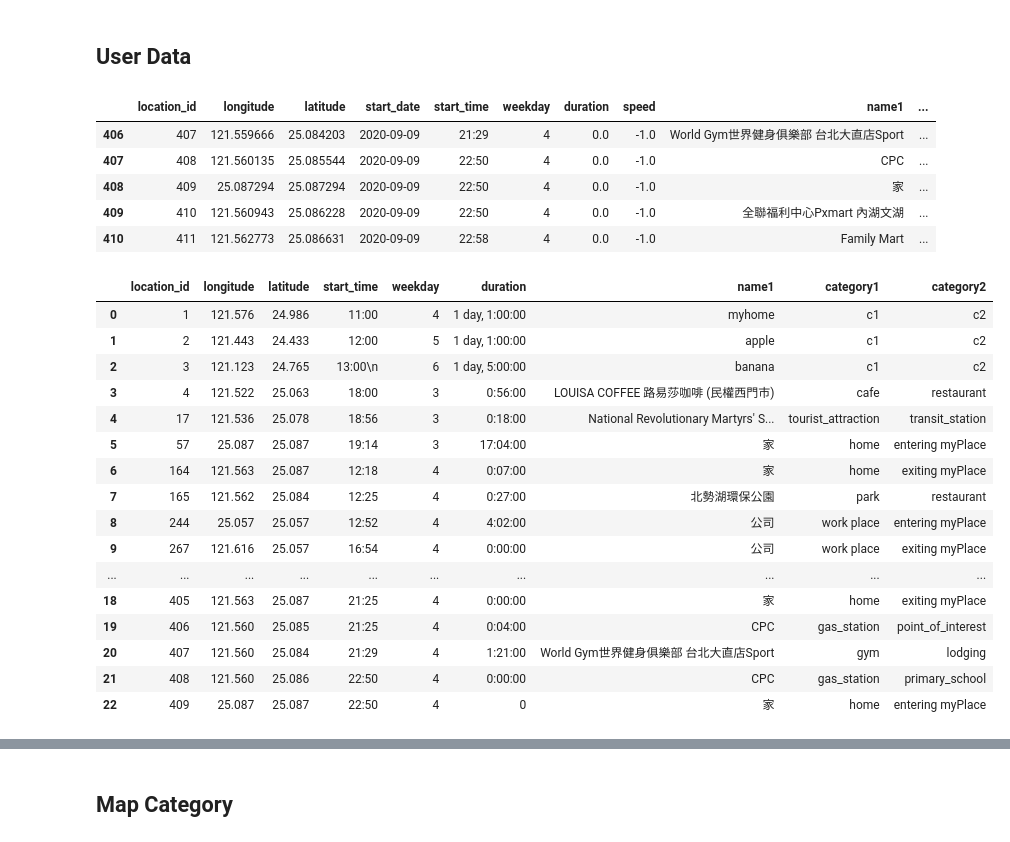
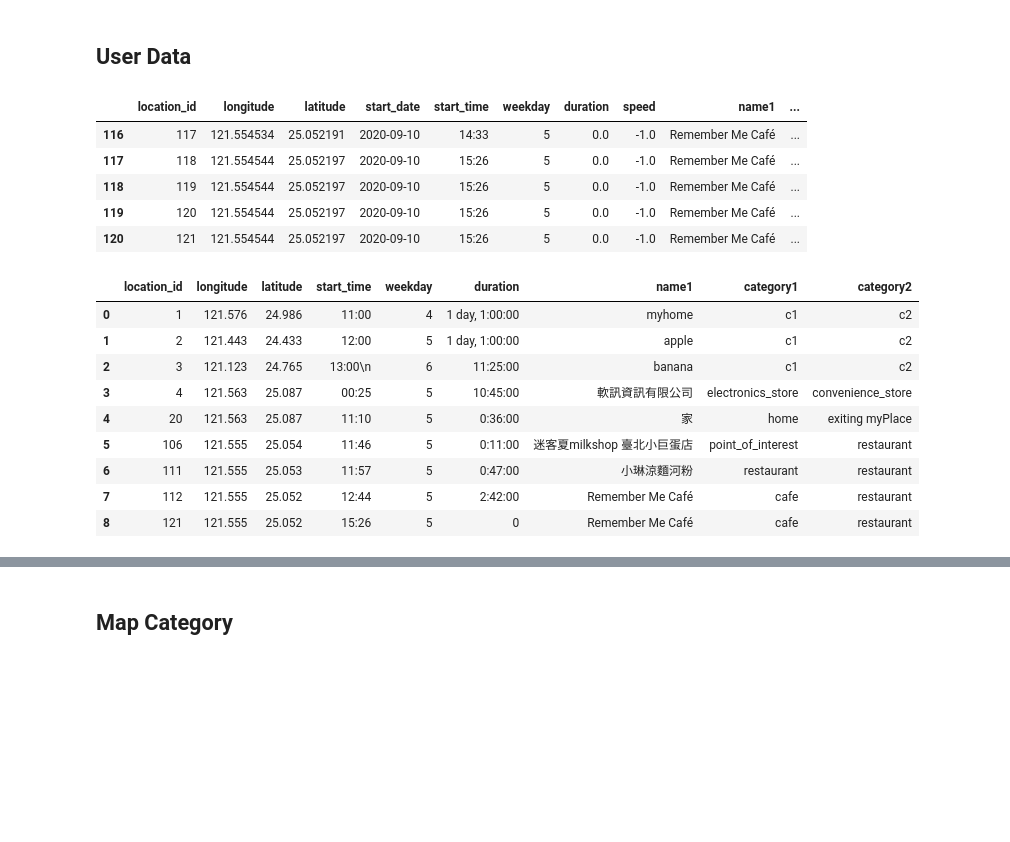
Before and after one commit to yuchieh0130/chchboss, a Jupyter notebook: CategoryPrediction_RandomForest.ipynb, the cells around one changed output, grey strips where cells are left out. Saved outputs shown, nothing was run; the diff lists cells and outputs as text; code cells hidden in the pictures; blank space fills up the shorter version.

```diff
--- a/CategoryPrediction_RandomForest.ipynb
+++ b/CategoryPrediction_RandomForest.ipynb
@@ -148,15 +148,15 @@ array([12,  1,  1, 10, 10, 10,  3, 10, 10,  1, 10, 11,  1,  1,  4, 10,  3,
 # %% [markdown]
 ## User Data
 # %%
-location = pd.read_csv("0909.csv")
+location = pd.read_csv("0910.csv")
 location.tail()
 # %% [output]
 |  | location_id | longitude | latitude | start_date | start_time | weekday | duration | speed | name1 | ... |
-| 406 | 407 | 121.559666 | 25.084203 | 2020-09-09 | 21:29 | 4 | 0.0 | -1.0 | World Gym世界健身俱樂部 台北大直店Sport | ... |
-| 407 | 408 | 121.560135 | 25.085544 | 2020-09-09 | 22:50 | 4 | 0.0 | -1.0 | CPC | ... |
-| 408 | 409 | 25.087294 | 25.087294 | 2020-09-09 | 22:50 | 4 | 0.0 | -1.0 | 家 | ... |
-| 409 | 410 | 121.560943 | 25.086228 | 2020-09-09 | 22:50 | 4 | 0.0 | -1.0 | 全聯福利中心Pxmart 內湖文湖 | ... |
-| 410 | 411 | 121.562773 | 25.086631 | 2020-09-09 | 22:58 | 4 | 0.0 | -1.0 | Family Mart | ... |
+| 116 | 117 | 121.554534 | 25.052191 | 2020-09-10 | 14:33 | 5 | 0.0 | -1.0 | Remember Me Café | ... |
+| 117 | 118 | 121.554544 | 25.052197 | 2020-09-10 | 15:26 | 5 | 0.0 | -1.0 | Remember Me Café | ... |
+| 118 | 119 | 121.554544 | 25.052197 | 2020-09-10 | 15:26 | 5 | 0.0 | -1.0 | Remember Me Café | ... |
+| 119 | 120 | 121.554544 | 25.052197 | 2020-09-10 | 15:26 | 5 | 0.0 | -1.0 | Remember Me Café | ... |
+| 120 | 121 | 121.554544 | 25.052197 | 2020-09-10 | 15:26 | 5 | 0.0 | -1.0 | Remember Me Café | ... |
 # %%
 stopLoc = location.drop(['category3','category4','category5'], 1)
 
@@ -241,44 +241,42 @@ stopLoc = stopLoc.reset_index(drop = True)
 # %%
 #delete duplicate
 duplicate = []
 for row in range(0,len(stopLoc)-1):
 
     if (stopLoc.iloc[row,14] == 'exiting myPlace') and (stopLoc.iloc[row+2,14] == 'entering myPlace'):
         if (stopLoc.iloc[row,8] == stopLoc.iloc[row+2,8]):
             duplicate.extend([row,row+1,row+2])
+
+    #kill duration <10
+    if pd.Timedelta(stopLoc.iloc[row,6]) < pd.Timedelta('00:10:00'):
+        if stopLoc.iloc[row,14] != 'entering myPlace' and stopLoc.iloc[row,14] != 'exiting myPlace':
+            duplicate.append(row)
 
 stopLoc = stopLoc.drop(duplicate)
 stopLoc = stopLoc.reset_index(drop = True)
 
 for row in range(0,len(stopLoc)-1):
     #calculate duration
     if stopLoc.iloc[row+1,3] == stopLoc.iloc[row,3]:
         stopLoc.iloc[row,6] = datetime.strptime(stopLoc.iloc[row+1,4], '%H:%M') - datetime.strptime(stopLoc.iloc[row,4], '%H:%M')
     else:
         a = dt.datetime(2000,1,2,int(stopLoc.iloc[row+1,4].split(':')[0]),int(stopLoc.iloc[row+1,4].split(':')[1]))
         b = dt.datetime(2000,1,1,int(stopLoc.iloc[row,4].split(':')[0]),int(stopLoc.iloc[row,4].split(':')[1]))
         stopLoc.iloc[row,6] = a - b
 
 stopLoc = stopLoc.drop(['start_date','name2','name3','name4','name5','speed'], 1)
 stopLoc
 # %% [output]
 |  | location_id | longitude | latitude | start_time | weekday | duration | name1 | category1 | category2 |
 | 0 | 1 | 121.576 | 24.986 | 11:00 | 4 | 1 day, 1:00:00 | myhome | c1 | c2 |
 | 1 | 2 | 121.443 | 24.433 | 12:00 | 5 | 1 day, 1:00:00 | apple | c1 | c2 |
-| 2 | 3 | 121.123 | 24.765 | 13:00\n | 6 | 1 day, 5:00:00 | banana | c1 | c2 |
-| 3 | 4 | 121.522 | 25.063 | 18:00 | 3 | 0:56:00 | LOUISA COFFEE 路易莎咖啡 (民權西門市) | cafe | restaurant |
-| 4 | 17 | 121.536 | 25.078 | 18:56 | 3 | 0:18:00 | National Revolutionary Martyrs' S... | tourist_attraction | transit_station |
-| 5 | 57 | 25.087 | 25.087 | 19:14 | 3 | 17:04:00 | 家 | home | entering myPlace |
-| 6 | 164 | 121.563 | 25.087 | 12:18 | 4 | 0:07:00 | 家 | home | exiting myPlace |
-| 7 | 165 | 121.562 | 25.084 | 12:25 | 4 | 0:27:00 | 北勢湖環保公園 | park | restaurant |
-| 8 | 244 | 25.057 | 25.057 | 12:52 | 4 | 4:02:00 | 公司 | work place | entering myPlace |
-| 9 | 267 | 121.616 | 25.057 | 16:54 | 4 | 0:00:00 | 公司 | work place | exiting myPlace |
-| ... | ... | ... | ... | ... | ... | ... | ... | ... | ... |
-| 18 | 405 | 121.563 | 25.087 | 21:25 | 4 | 0:00:00 | 家 | home | exiting myPlace |
-| 19 | 406 | 121.560 | 25.085 | 21:25 | 4 | 0:04:00 | CPC | gas_station | point_of_interest |
-| 20 | 407 | 121.560 | 25.084 | 21:29 | 4 | 1:21:00 | World Gym世界健身俱樂部 台北大直店Sport | gym | lodging |
-| 21 | 408 | 121.560 | 25.086 | 22:50 | 4 | 0:00:00 | CPC | gas_station | primary_school |
-| 22 | 409 | 25.087 | 25.087 | 22:50 | 4 | 0 | 家 | home | entering myPlace |
+| 2 | 3 | 121.123 | 24.765 | 13:00\n | 6 | 11:25:00 | banana | c1 | c2 |
+| 3 | 4 | 121.563 | 25.087 | 00:25 | 5 | 10:45:00 | 軟訊資訊有限公司 | electronics_store | convenience_store |
+| 4 | 20 | 121.563 | 25.087 | 11:10 | 5 | 0:36:00 | 家 | home | exiting myPlace |
+| 5 | 106 | 121.555 | 25.054 | 11:46 | 5 | 0:11:00 | 迷客夏milkshop 臺北小巨蛋店 | point_of_interest | restaurant |
+| 6 | 111 | 121.555 | 25.053 | 11:57 | 5 | 0:47:00 | 小琳涼麵河粉 | restaurant | restaurant |
+| 7 | 112 | 121.555 | 25.052 | 12:44 | 5 | 2:42:00 | Remember Me Café | cafe | restaurant |
+| 8 | 121 | 121.555 | 25.052 | 15:26 | 5 | 0 | Remember Me Café | cafe | restaurant |
 # %%
 twtymin = pd.Timedelta('00:20:00')
 
```
Also changed, not shown: parts of 1 cell of this notebook, 1 other file.
